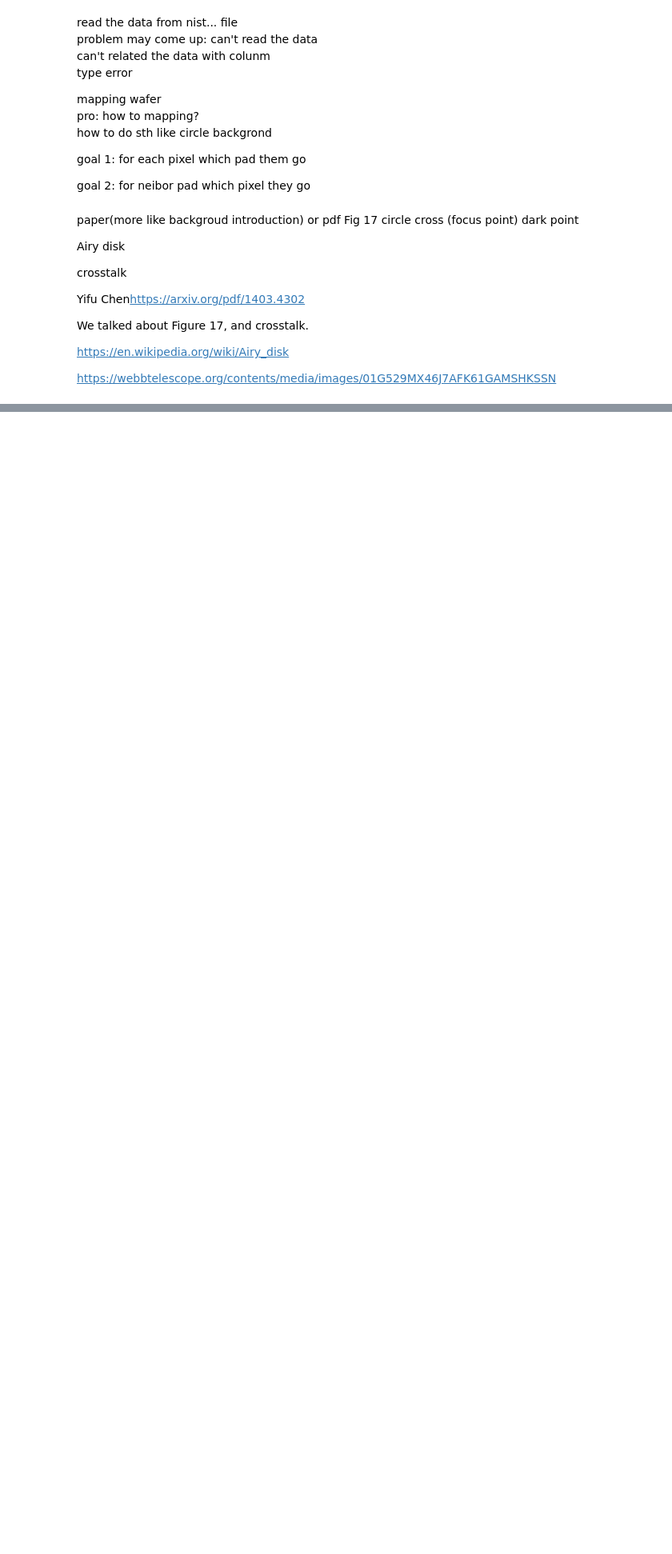
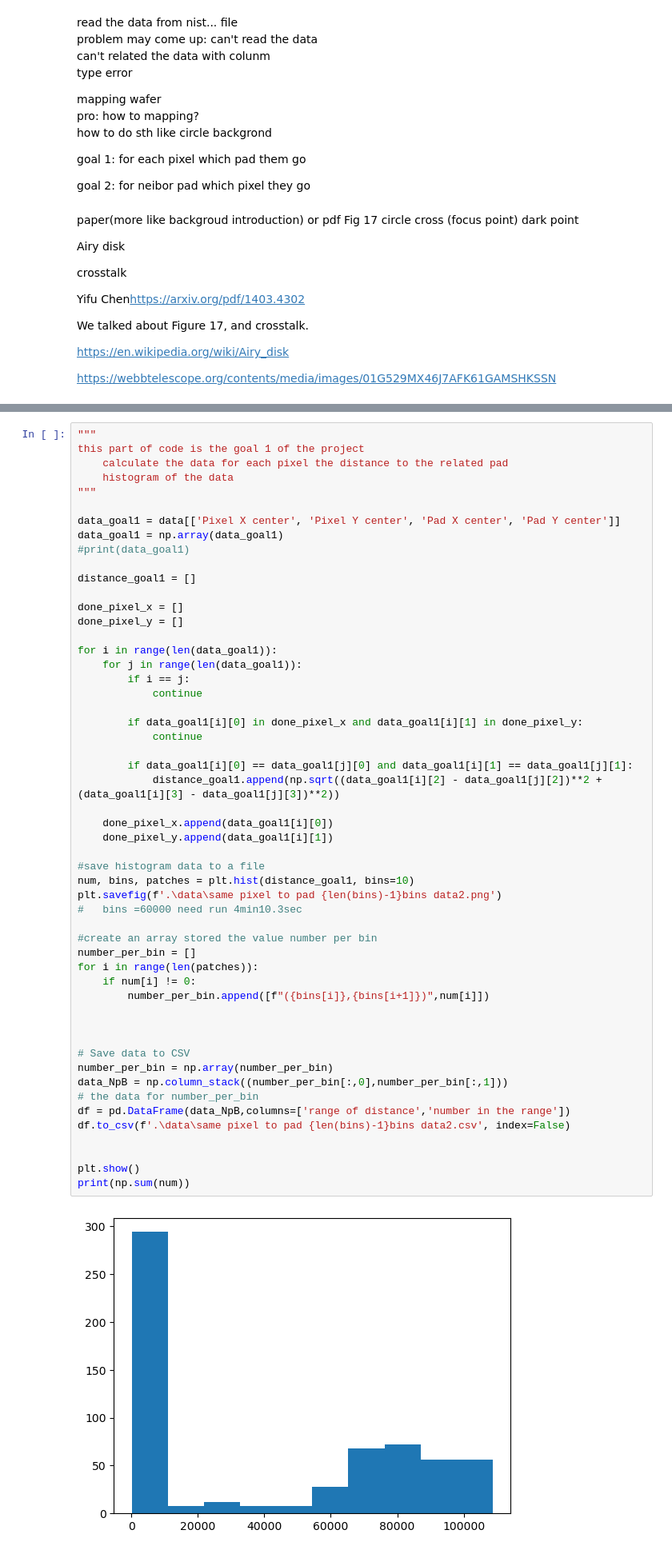
Before and after one commit to ReChen33/QuReseach, a Jupyter notebook: code/wafer/TestWafer.ipynb, the cells around one changed output, grey strips where cells are left out. Shown at 80% size. Cells and saved outputs as stored; diff of their text form; blank space fills up the shorter version.

```diff
--- a/code/wafer/TestWafer.ipynb
+++ b/code/wafer/TestWafer.ipynb
@@ -73,0 +159,55 @@ plt.show()
+# %%
+"""
+this part of code is the goal 1 of the project
+    calculate the data for each pixel the distance to the related pad
+    histogram of the data
+"""
+
+data_goal1 = data[['Pixel X center', 'Pixel Y center', 'Pad X center', 'Pad Y center']]
+data_goal1 = np.array(data_goal1)
+#print(data_goal1)
+
+distance_goal1 = []
+
+done_pixel_x = []
+done_pixel_y = []
+
+for i in range(len(data_goal1)):
+    for j in range(len(data_goal1)):
+        if i == j:
+            continue
+
+        if data_goal1[i][0] in done_pixel_x and data_goal1[i][1] in done_pixel_y:
+            continue
+
+        if data_goal1[i][0] == data_goal1[j][0] and data_goal1[i][1] == data_goal1[j][1]:
+            distance_goal1.append(np.sqrt((data_goal1[i][2] - data_goal1[j][2])**2 + (data_goal1[i][3] - data_goal1[j][3])**2))
+
+    done_pixel_x.append(data_goal1[i][0])
+    done_pixel_y.append(data_goal1[i][1])
+
+#save histogram data to a file
+num, bins, patches = plt.hist(distance_goal1, bins=10)
+plt.savefig(f'.\data\same pixel to pad {len(bins)-1}bins data2.png')
+#   bins =60000 need run 4min10.3sec
+
+#create an array stored the value number per bin
+number_per_bin = []
+for i in range(len(patches)):
+    if num[i] != 0:
+        number_per_bin.append([f"({bins[i]},{bins[i+1]})",num[i]])
+
+
+
+# Save data to CSV
+number_per_bin = np.array(number_per_bin)
+data_NpB = np.column_stack((number_per_bin[:,0],number_per_bin[:,1]))
+# the data for number_per_bin
+df = pd.DataFrame(data_NpB,columns=['range of distance','number in the range'])
+df.to_csv(f'.\data\same pixel to pad {len(bins)-1}bins data2.csv', index=False)
+
+
+plt.show()
+print(np.sum(num))
+# %% [output]
+[figure, added]
```
Also changed, not shown: parts of 6 cells of this notebook, 22 other files.
